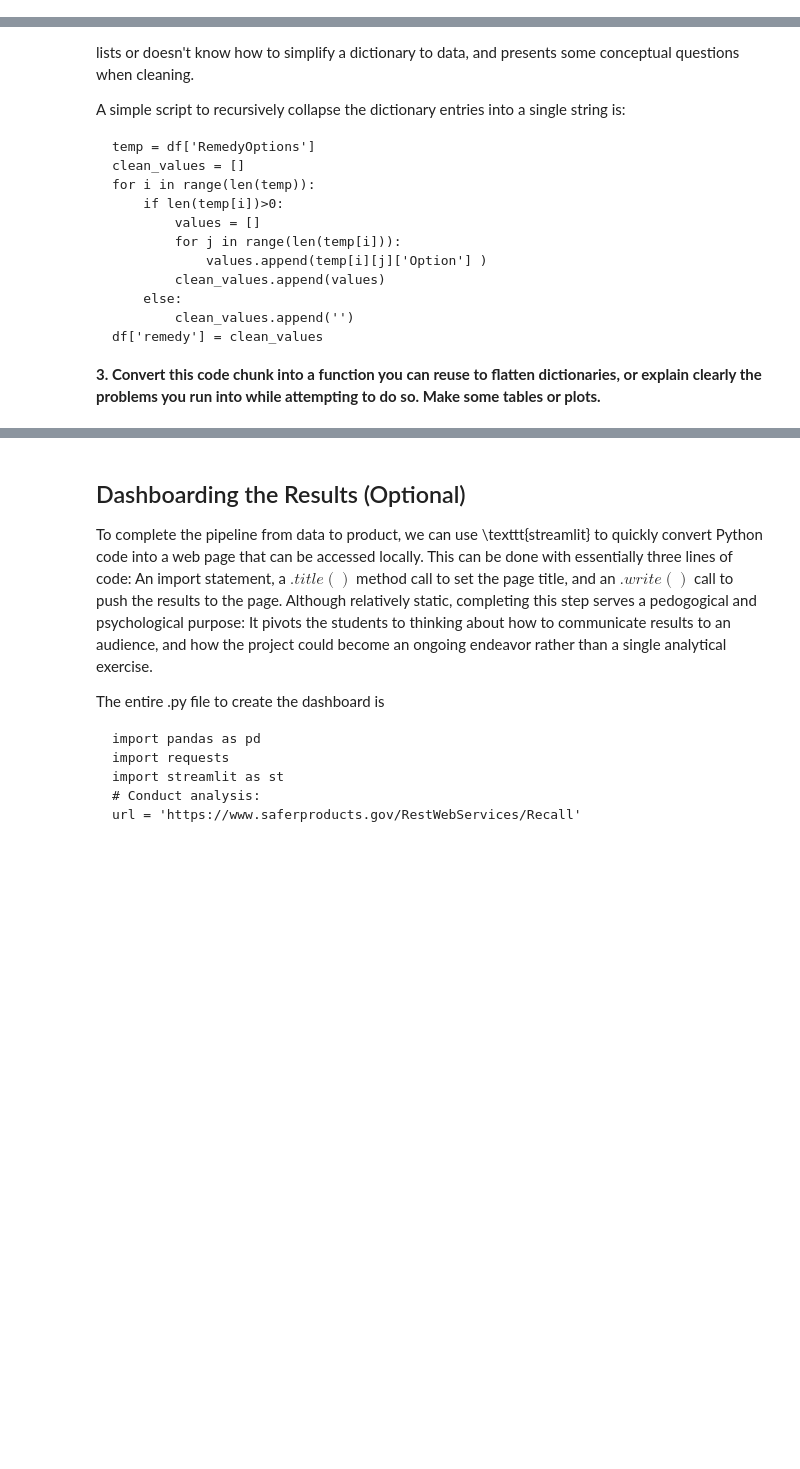
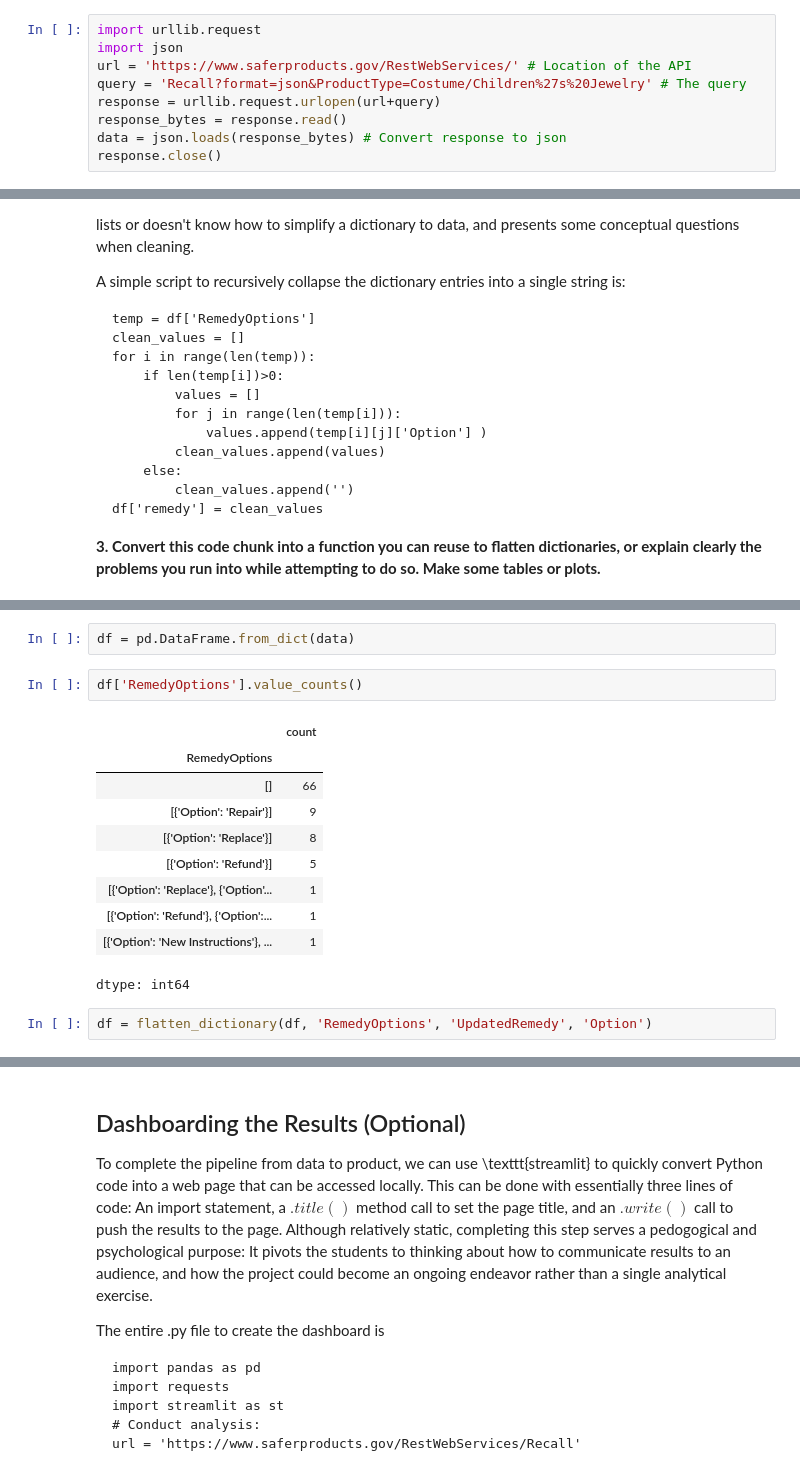
Before and after one commit to alyshaakhtar/DS3001-labs, a Jupyter notebook: 01_api_calls/assignment_notebook.ipynb, the cells around one changed output, grey strips where cells are left out. Drawn from its saved outputs; the diff is of its cells as text; blank space fills up the shorter version.

```diff
--- a/01_api_calls/assignment_notebook.ipynb
+++ b/01_api_calls/assignment_notebook.ipynb
@@ -117,3 +117,12 @@ Many resources are designed to block access from particular kinds of users. In o
 This is a bit more code and some steps are a bit less human-friendly, but seems to work a bit more reliably than `requests`.
 
 **2. Practice with the saferproducts.gov API and the above code in a notebook to see how API's work, in general.**
+# %%
+import urllib.request
+import json
+url = 'https://www.saferproducts.gov/RestWebServices/' # Location of the API
+query = 'Recall?format=json&ProductType=Costume/Children%27s%20Jewelry' # The query
+response = urllib.request.urlopen(url+query)
+response_bytes = response.read()
+data = json.loads(response_bytes) # Convert response to json
+response.close()
@@ -164,0 +226,17 @@ A simple script to recursively collapse the dictionary entries into a single str
+# %%
+df = pd.DataFrame.from_dict(data)
+# %%
+df['RemedyOptions'].value_counts()
+# %% [output]
+|  | count |
+| RemedyOptions |  |
+| [] | 66 |
+| [{'Option': 'Repair'}] | 9 |
+| [{'Option': 'Replace'}] | 8 |
+| [{'Option': 'Refund'}] | 5 |
+| [{'Option': 'Replace'}, {'Option'... | 1 |
+| [{'Option': 'Refund'}, {'Option':... | 1 |
+| [{'Option': 'New Instructions'}, ... | 1 |
+dtype: int64
+# %%
+df = flatten_dictionary(df, 'RemedyOptions', 'UpdatedRemedy', 'Option')
```
Also changed, not shown: parts of 10 cells of this notebook.
